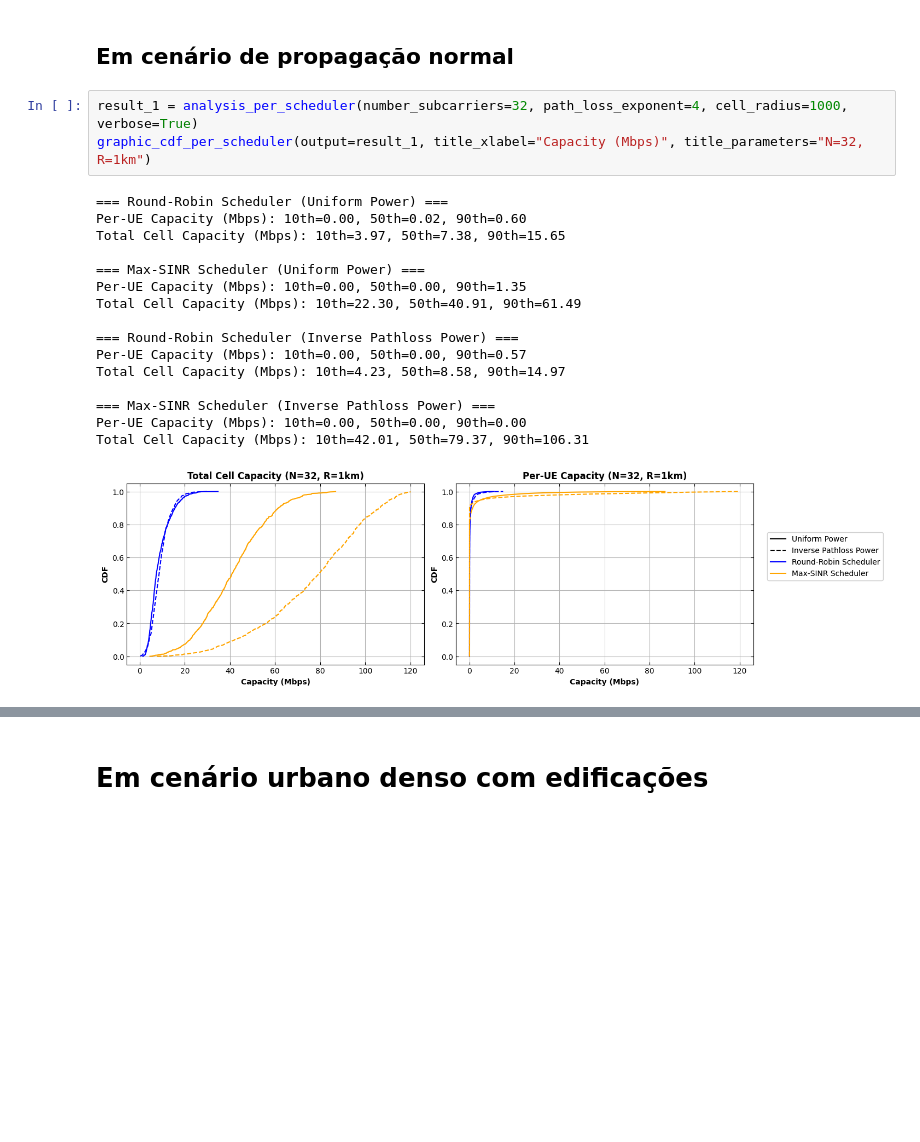
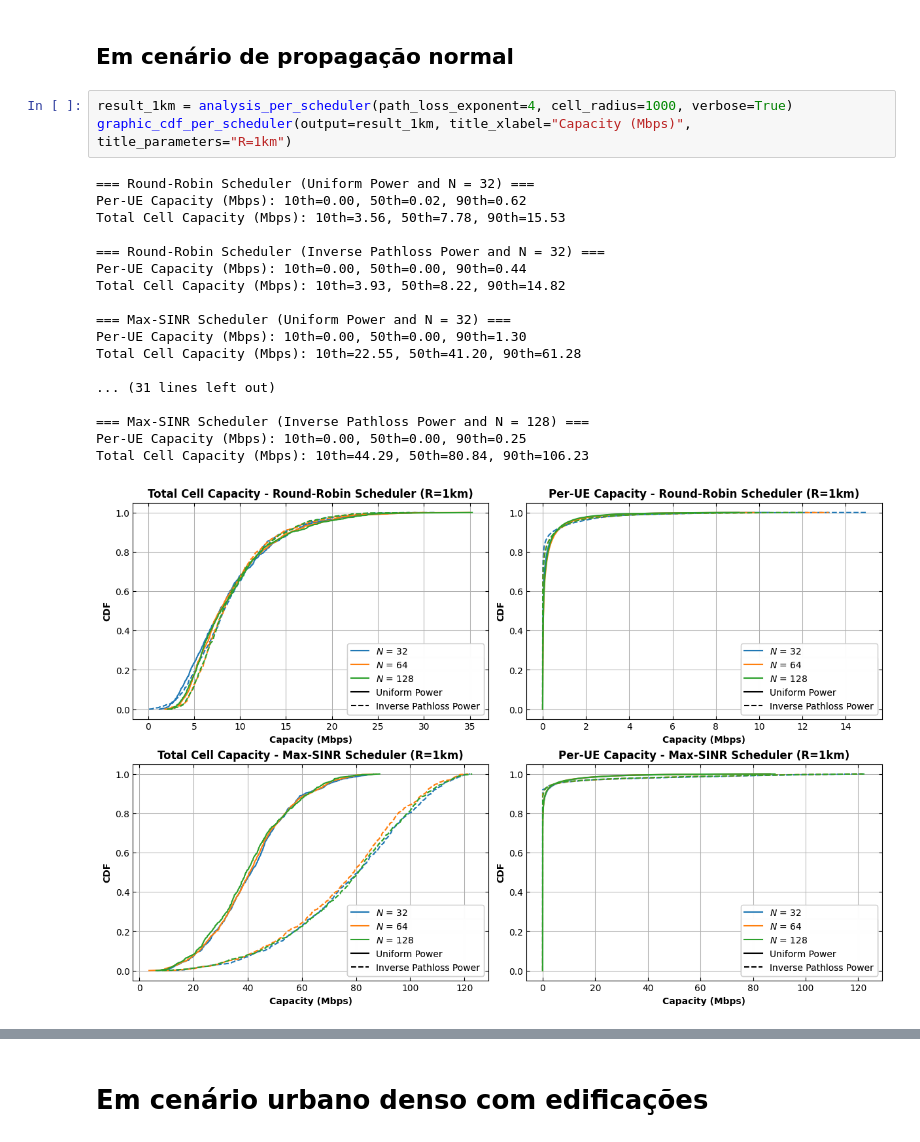
Before and after one commit to marianamf0/system_ofdma, a Jupyter notebook: atividade.ipynb, the cells around one changed output, grey strips where cells are left out. Drawn from its saved outputs; the diff is of its cells as text; blank space fills up the shorter version.

Commit message:
New graphic

```diff
--- a/atividade.ipynb
+++ b/atividade.ipynb
@@ -12,23 +12,25 @@ from simulation import analysis_per_scheduler
 # %% [markdown]
 ## **Em cenário de propagação normal**
 # %%
-result_1 = analysis_per_scheduler(number_subcarriers=32, path_loss_exponent=4, cell_radius=1000, verbose=True)
-graphic_cdf_per_scheduler(output=result_1, title_xlabel="Capacity (Mbps)", title_parameters="N=32, R=1km")
+result_1km = analysis_per_scheduler(path_loss_exponent=4, cell_radius=1000, verbose=True)
+graphic_cdf_per_scheduler(output=result_1km, title_xlabel="Capacity (Mbps)", title_parameters="R=1km")
 # %% [output]
-=== Round-Robin Scheduler (Uniform Power) ===
-Per-UE Capacity (Mbps): 10th=0.00, 50th=0.02, 90th=0.60
-Total Cell Capacity (Mbps): 10th=3.97, 50th=7.38, 90th=15.65
+=== Round-Robin Scheduler (Uniform Power and N = 32) ===
+Per-UE Capacity (Mbps): 10th=0.00, 50th=0.02, 90th=0.62
+Total Cell Capacity (Mbps): 10th=3.56, 50th=7.78, 90th=15.53
 
-=== Max-SINR Scheduler (Uniform Power) ===
-Per-UE Capacity (Mbps): 10th=0.00, 50th=0.00, 90th=1.35
-Total Cell Capacity (Mbps): 10th=22.30, 50th=40.91, 90th=61.49
+=== Round-Robin Scheduler (Inverse Pathloss Power and N = 32) ===
+Per-UE Capacity (Mbps): 10th=0.00, 50th=0.00, 90th=0.44
+Total Cell Capacity (Mbps): 10th=3.93, 50th=8.22, 90th=14.82
 
-=== Round-Robin Scheduler (Inverse Pathloss Power) ===
-Per-UE Capacity (Mbps): 10th=0.00, 50th=0.00, 90th=0.57
-Total Cell Capacity (Mbps): 10th=4.23, 50th=8.58, 90th=14.97
+=== Max-SINR Scheduler (Uniform Power and N = 32) ===
+Per-UE Capacity (Mbps): 10th=0.00, 50th=0.00, 90th=1.30
+Total Cell Capacity (Mbps): 10th=22.55, 50th=41.20, 90th=61.28
 
-=== Max-SINR Scheduler (Inverse Pathloss Power) ===
-Per-UE Capacity (Mbps): 10th=0.00, 50th=0.00, 90th=0.00
-Total Cell Capacity (Mbps): 10th=42.01, 50th=79.37, 90th=106.31
+... (31 lines left out)
+
+=== Max-SINR Scheduler (Inverse Pathloss Power and N = 128) ===
+Per-UE Capacity (Mbps): 10th=0.00, 50th=0.00, 90th=0.25
+Total Cell Capacity (Mbps): 10th=44.29, 50th=80.84, 90th=106.23
-[figure, old version]
+[figure, new version]
 # %%
```
Also changed, not shown: parts of 11 cells of this notebook, 2 other files.
